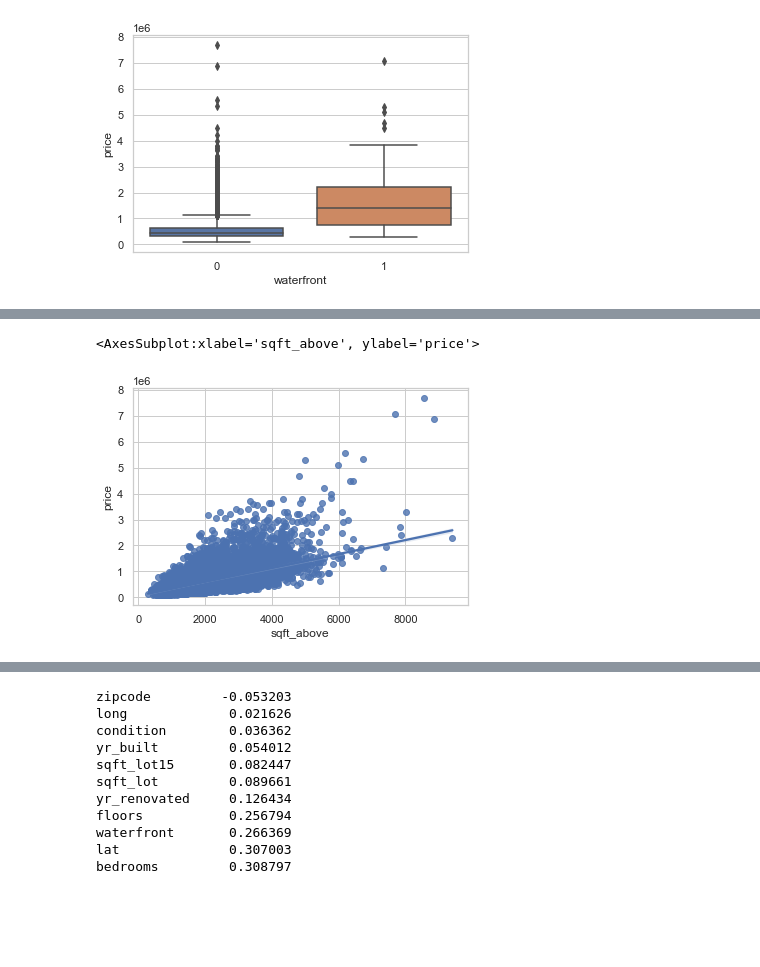
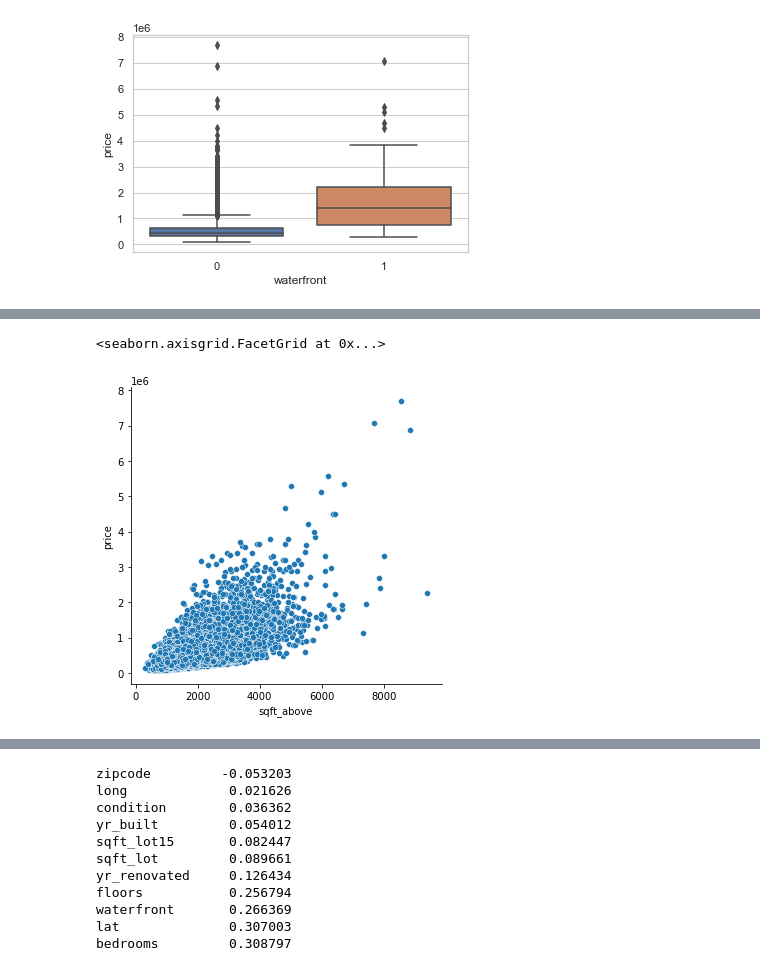
Before and after one commit to JyotiManoorkar/Predictive-Analysis_Linear-Regression-Using-Python, a Jupyter notebook: Predictive analysis.ipynb, the cells around one changed output, grey strips where cells are left out. Drawn from its saved outputs; the diff is of its cells as text; code cells hidden in the pictures; blank space fills up the shorter version.

```diff
--- a/Predictive analysis.ipynb
+++ b/Predictive analysis.ipynb
@@ -153,6 +169,6 @@ sns.boxplot(x=df['waterfront'],y=df['price'])
 # %%
 #Use the function regplot  in the seaborn library  to  determine if the feature sqft_above is negatively or positively correlated with price.
-sns.regplot(x=df['sqft_above'],y=df['price'],data=df)
+sns.relplot(x=df['sqft_above'],y=df['price'])
 # %% [output]
-<AxesSubplot:xlabel='sqft_above', ylabel='price'>
+<seaborn.axisgrid.FacetGrid at 0x...>
-[figure, old version]
+[figure, new version]
```
Also changed, not shown: parts of 13 cells of this notebook.
